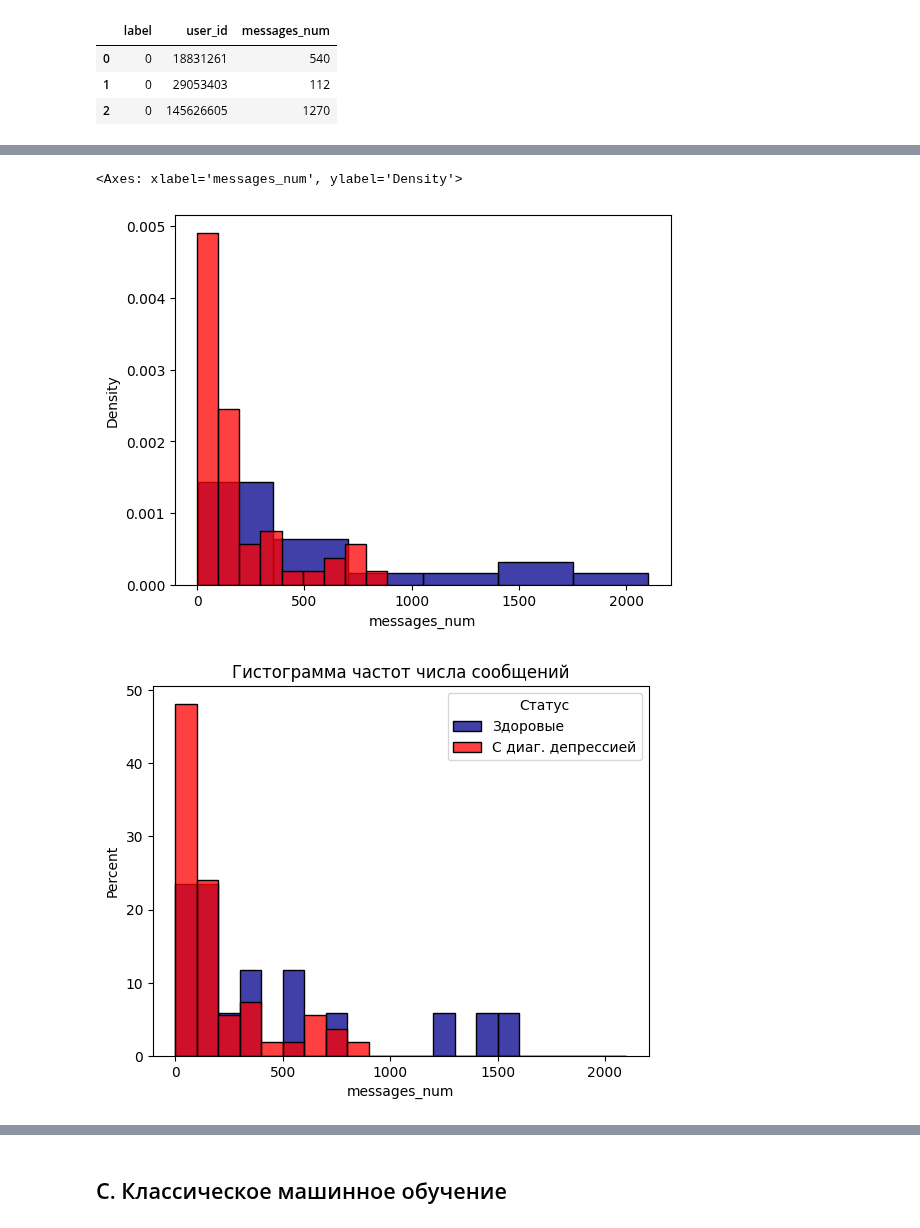
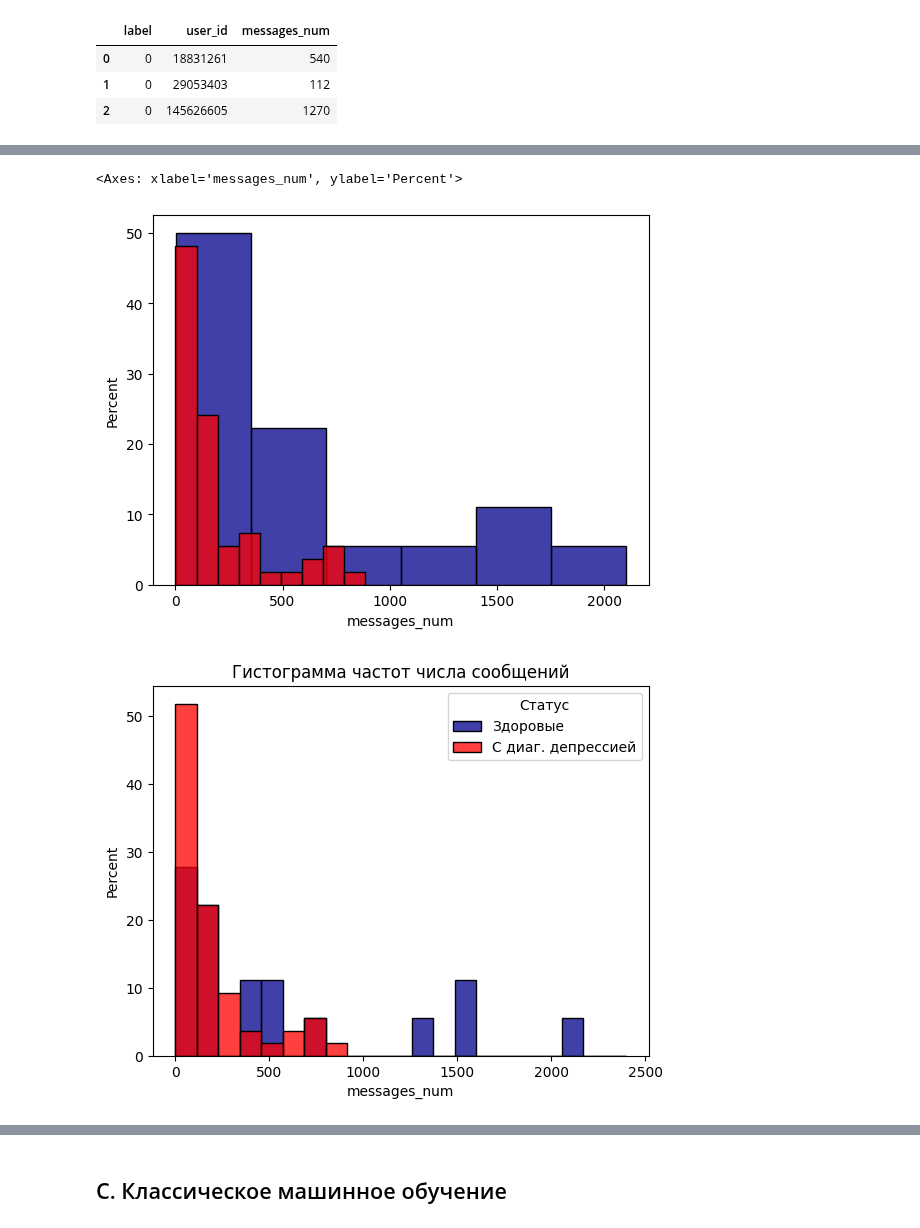
Before and after one commit to igumnov-daniel/HOCK_FEBRUARY_2023, a Jupyter notebook: exam/demos/4/exam_demo_ANS.ipynb, the cells around one changed output, grey strips where cells are left out. Saved outputs shown, nothing was run; the diff lists cells and outputs as text; code cells hidden in the pictures.

```diff
--- a/exam/demos/4/exam_demo_ANS.ipynb
+++ b/exam/demos/4/exam_demo_ANS.ipynb
@@ -566,8 +579,9 @@ df.groupby('user_id')['post_id']\
 # применяем функцию count (метод pandas.DataFrame и pandas.Series, считает число непустых строк)
 
 viz_data = df.groupby(['label', 'user_id'])['post_id']\
-                        .agg(messages_num=pd.Series.count)\
-                        .reset_index()
+                        .count()\
+                        .reset_index()\
+                        .rename(columns={'post_id': 'messages_num'})
 viz_data.head(3)
 # %% [output]
 |  | label | user_id | messages_num |
@@ -604,29 +639,29 @@ sns.histplot(data=viz_data, x='messages_num', hue='label',
 # %%
 # поэтому будет строить не просто гистрогармму частот, а отнормируем её
 
-sns.histplot(data=viz_data[viz_data.label==0], x='messages_num', color='darkblue', stat='density')
+sns.histplot(data=viz_data[viz_data.label==0], x='messages_num', color='darkblue', stat='percent')
 
-sns.histplot(data=viz_data[viz_data.label==1], x='messages_num', color='red', stat='density')
+sns.histplot(data=viz_data[viz_data.label==1], x='messages_num', color='red', stat='percent')
 # %% [output]
-<Axes: xlabel='messages_num', ylabel='Density'>
+<Axes: xlabel='messages_num', ylabel='Percent'>
-[figure, old version]
+[figure, new version]
 # %%
 # поэтому будет строить не просто гистрогармму частот, а отнормируем её
 
 sns.histplot(data=viz_data[viz_data.label==0], x='messages_num',
              color='darkblue', stat='percent',
-             binrange=(0, 2100), bins=21)
+             binrange=(0, 2400), bins=21)
 
 sns.histplot(data=viz_data[viz_data.label==1], x='messages_num',
              color='red', stat='percent',
-            binrange=(0, 2100), bins=21,)
+            binrange=(0, 2400), bins=21)
 
 
 plt.legend(title='Статус', loc='upper right', labels=['Здоровые', 'С диаг. депрессией'])
 plt.title('Гистограмма частот числа сообщений')
 plt.show()
 # %% [output]
-[figure, old version]
+[figure, new version]
 # %%
 # в данном случае лучше всего строить боксплот
 # создаим палитру из двух цветов и установим её по-умолчанию
```
Also changed, not shown: parts of 14 cells of this notebook.
